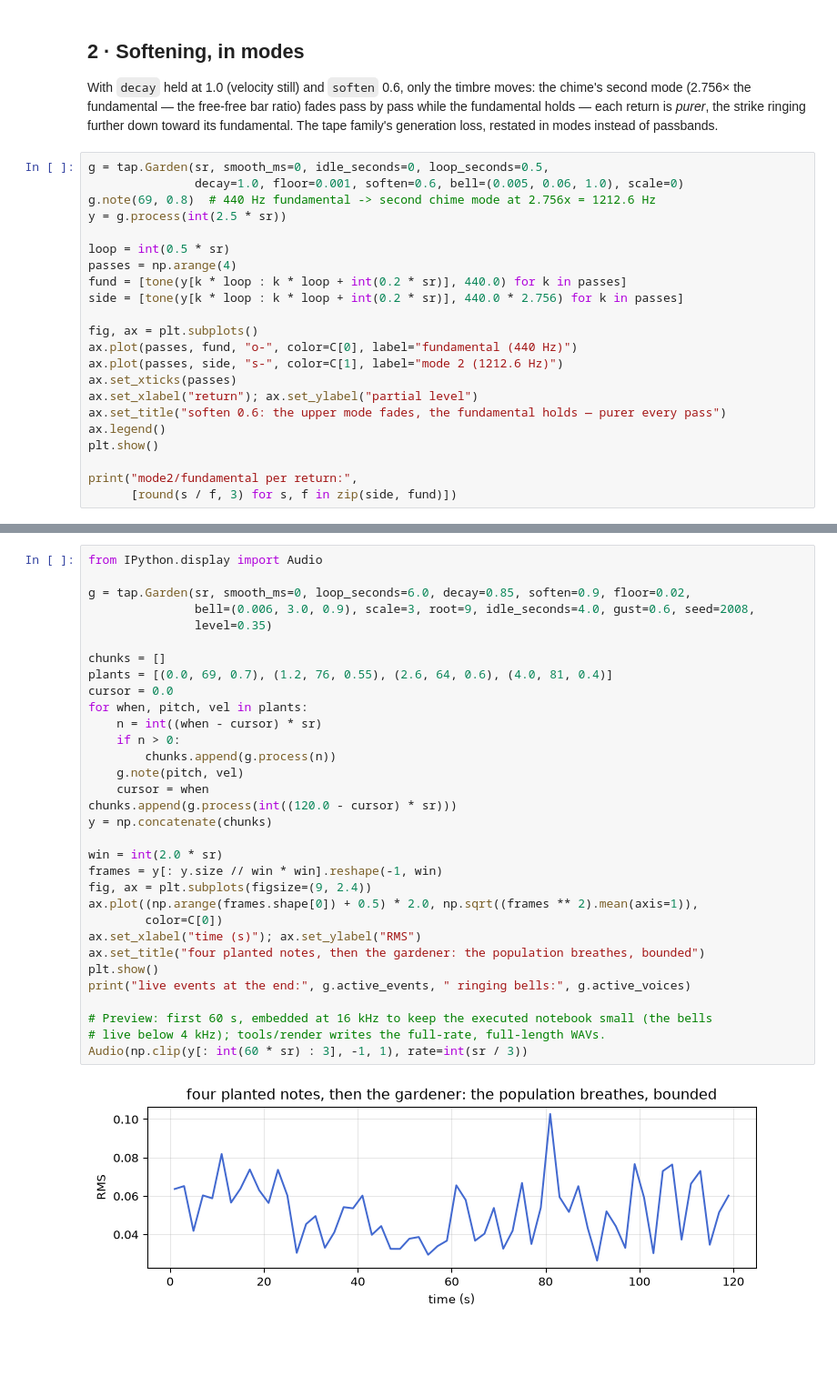
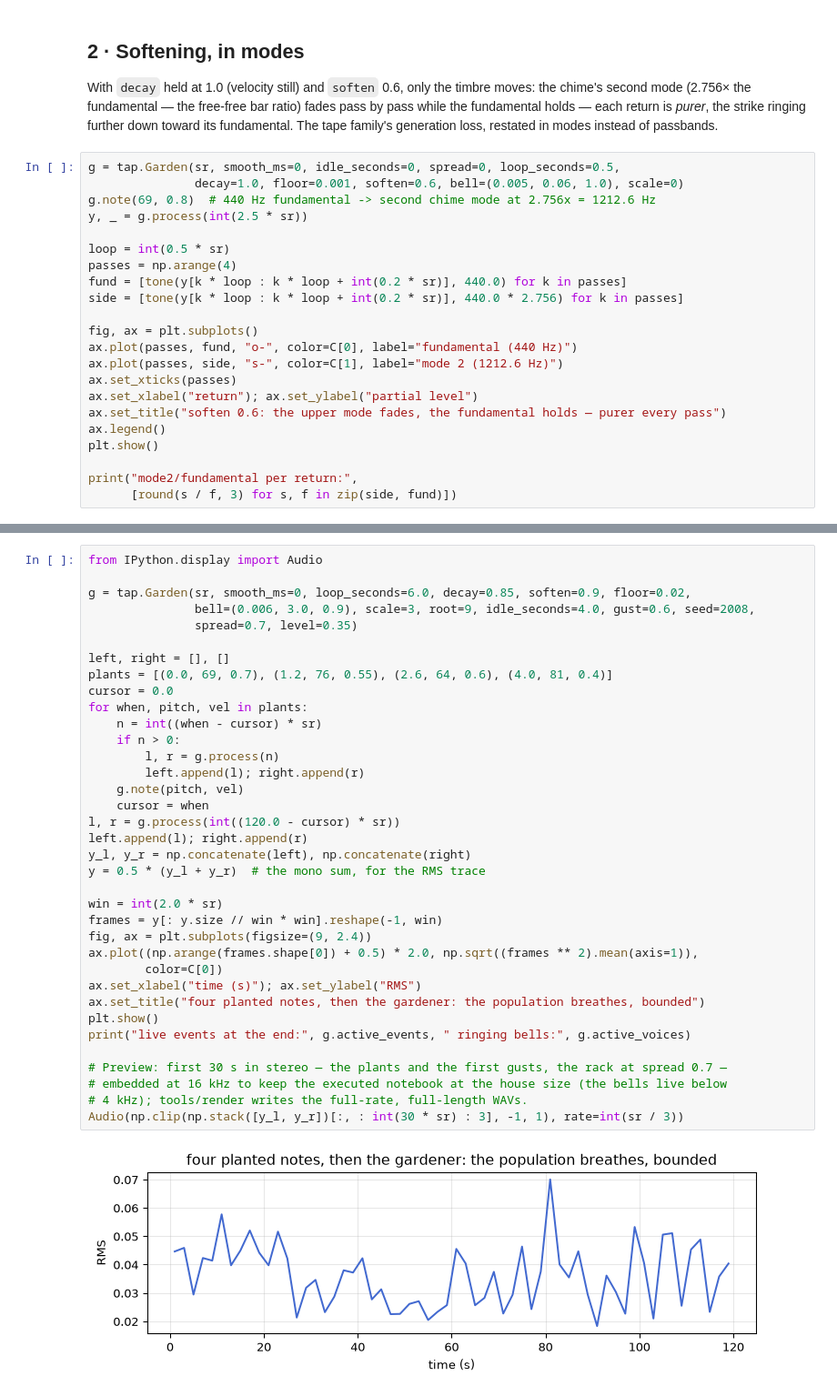
Before and after one commit to tap/TapTools, a Jupyter notebook: notebooks/garden.ipynb, the cells around one changed output, grey strips where cells are left out. Shown at 91% size. Cells and saved outputs as stored; diff of their text form; blank space fills up the shorter version.

```diff
--- a/notebooks/garden.ipynb
+++ b/notebooks/garden.ipynb
@@ -77,10 +79,10 @@ while the fundamental holds — each return is *purer*, the strike ringing furth
 toward its fundamental. The tape family's generation loss, restated in modes instead of
 passbands.
 # %%
-g = tap.Garden(sr, smooth_ms=0, idle_seconds=0, loop_seconds=0.5,
+g = tap.Garden(sr, smooth_ms=0, idle_seconds=0, spread=0, loop_seconds=0.5,
                decay=1.0, floor=0.001, soften=0.6, bell=(0.005, 0.06, 1.0), scale=0)
 g.note(69, 0.8)  # 440 Hz fundamental -> second chime mode at 2.756x = 1212.6 Hz
-y = g.process(int(2.5 * sr))
+y, _ = g.process(int(2.5 * sr))
 
 loop = int(0.5 * sr)
 passes = np.arange(4)
@@ -185,36 +251,40 @@ population breathes around its converged size instead of piling up. This render
 # %%
 from IPython.display import Audio
 
 g = tap.Garden(sr, smooth_ms=0, loop_seconds=6.0, decay=0.85, soften=0.9, floor=0.02,
                bell=(0.006, 3.0, 0.9), scale=3, root=9, idle_seconds=4.0, gust=0.6, seed=2008,
-               level=0.35)
+               spread=0.7, level=0.35)
 
-chunks = []
+left, right = [], []
 plants = [(0.0, 69, 0.7), (1.2, 76, 0.55), (2.6, 64, 0.6), (4.0, 81, 0.4)]
 cursor = 0.0
 for when, pitch, vel in plants:
     n = int((when - cursor) * sr)
     if n > 0:
-        chunks.append(g.process(n))
+        l, r = g.process(n)
+        left.append(l); right.append(r)
     g.note(pitch, vel)
     cursor = when
-chunks.append(g.process(int((120.0 - cursor) * sr)))
-y = np.concatenate(chunks)
+l, r = g.process(int((120.0 - cursor) * sr))
+left.append(l); right.append(r)
+y_l, y_r = np.concatenate(left), np.concatenate(right)
+y = 0.5 * (y_l + y_r)  # the mono sum, for the RMS trace
 
 win = int(2.0 * sr)
 frames = y[: y.size // win * win].reshape(-1, win)
 fig, ax = plt.subplots(figsize=(9, 2.4))
 ax.plot((np.arange(frames.shape[0]) + 0.5) * 2.0, np.sqrt((frames ** 2).mean(axis=1)),
         color=C[0])
 ax.set_xlabel("time (s)"); ax.set_ylabel("RMS")
 ax.set_title("four planted notes, then the gardener: the population breathes, bounded")
 plt.show()
 print("live events at the end:", g.active_events, " ringing bells:", g.active_voices)
 
-# Preview: first 60 s, embedded at 16 kHz to keep the executed notebook small (the bells
-# live below 4 kHz); tools/render writes the full-rate, full-length WAVs.
-Audio(np.clip(y[: int(60 * sr) : 3], -1, 1), rate=int(sr / 3))
+# Preview: first 30 s in stereo — the plants and the first gusts, the rack at spread 0.7 —
+# embedded at 16 kHz to keep the executed notebook at the house size (the bells live below
+# 4 kHz); tools/render writes the full-rate, full-length WAVs.
+Audio(np.clip(np.stack([y_l, y_r])[:, : int(30 * sr) : 3], -1, 1), rate=int(sr / 3))
 # %% [output]
-[figure, old version]
+[figure, new version]
 live events at the end: 23  ringing bells: 16
 [interactive output not drawn]
```
Also changed, not shown: parts of 10 cells of this notebook, 11 other files.
